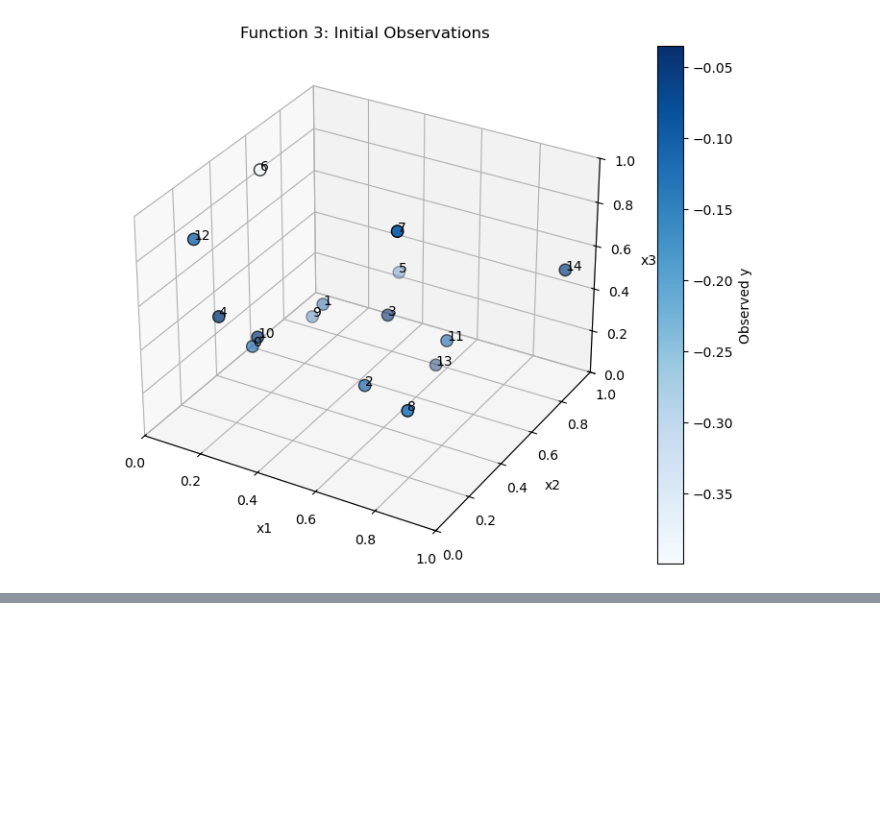
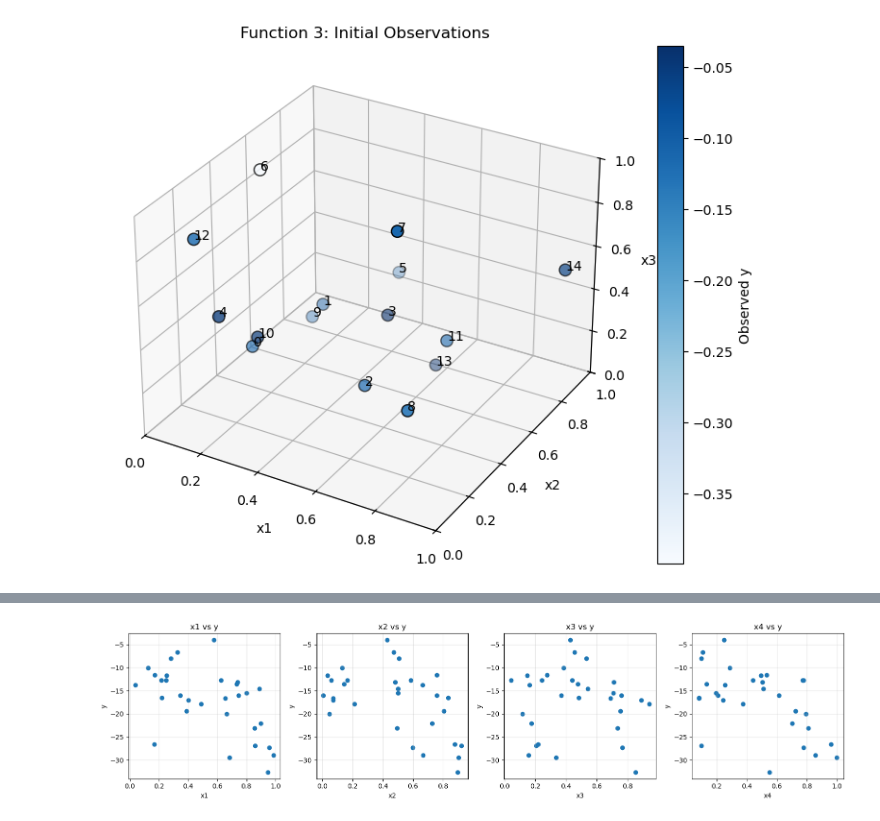
Before and after one commit to mkamar17/bbocapstone, a Jupyter notebook: project/stage-two/initial_data/master_notebook_analysis.ipynb, the cells around one changed output, grey strips where cells are left out. Saved outputs shown, nothing was run; the diff lists cells and outputs as text; code cells hidden in the pictures; blank space fills up the shorter version.

```diff
--- a/project/stage-two/initial_data/master_notebook_analysis.ipynb
+++ b/project/stage-two/initial_data/master_notebook_analysis.ipynb
@@ -206,3 +240,28 @@ def plot_kernel_comparison(
+# %%
+def plot_inputs_vs_output(function_number):
+
+    X = functions[function_number]["X"]
+    y = functions[function_number]["y"]
+
+    n_dimensions = X.shape[1]
+
+    fig, axes = plt.subplots(
+        1, n_dimensions,
+        figsize=(4 * n_dimensions, 4)
+    )
+
+    # Makes it work even if there is only one dimension
+    axes = np.atleast_1d(axes)
+
+    for i, ax in enumerate(axes):
+        ax.scatter(X[:, i], y)
+        ax.set_xlabel(f"x{i+1}")
+        ax.set_ylabel("y")
+        ax.set_title(f"x{i+1} vs y")
+        ax.grid(alpha=0.3)
+
+    plt.tight_layout()
+    plt.show()
 # %% [markdown]
 ### Function 2
 # %%
@@ -419,0 +542,6 @@ plt.show()
+# %%
+plot_inputs_vs_output(4)
+
+# no obvious pattern shown
+# %% [output]
+[figure, added]
```
Also changed, not shown: parts of 50 cells of this notebook.
